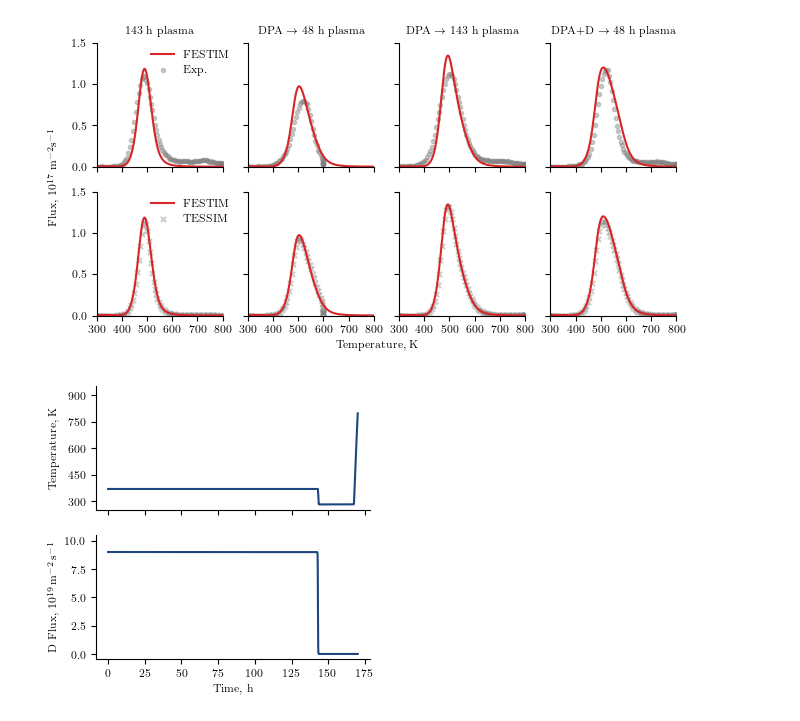
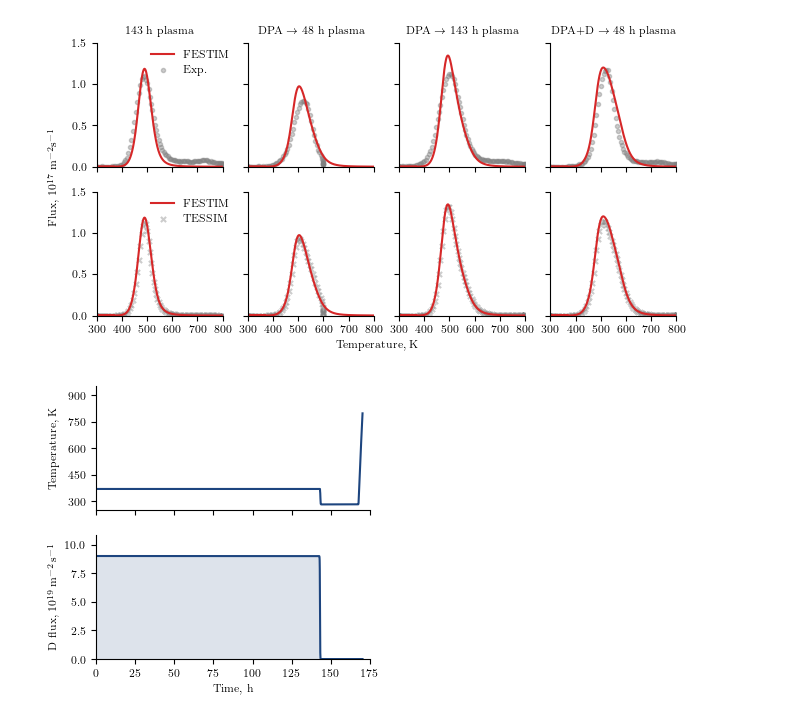
Before and after one commit to KulaginVladimir/FESTIM-SurfaceKinetics-Validation, a Jupyter notebook: D_EUROFER/D_EUROFER.ipynb, the cells around one changed output. Saved outputs shown, nothing was run; the diff lists cells and outputs as text; code cells hidden in the pictures.

Commit message:
upd the second plot

```diff
--- a/D_EUROFER/D_EUROFER.ipynb
+++ b/D_EUROFER/D_EUROFER.ipynb
@@ -692,38 +692,40 @@ def T(t):
                 + 2.00009 * (3015.306852819440 + a5(t))
             )
         )
         + 76.45 * 0.5 * (1 - np.tanh(0.002 * (t - 515800 + (143 * 3600 - t_load))))
     )
 
     T = np.piecewise(t, [t <= t_load, t > t_load], [lambda t: T_load, lambda t: fun(t)])
     return T
 
 
 def Flux(t):
     """This function is defined based on the TESSIM model"""
 
     Flux = Gamma * 0.5 * (1 - 1 * np.tanh(0.002 * (t - t_load)))
     return Flux
 
 
-t = np.linspace(0, t_load + t_storage + t_cool + t_TDS, num=10000)
+t = np.linspace(0, t_load + t_storage + t_cool + t_TDS, num=20000)
 
 axs[0].plot(t / 3600, T(t), color=cmap(0), lw=1.5)
 axs[0].set_ylim(250, 950)
 axs[0].set_yticks([i for i in range(300, 1050, 150)])
 axs[0].set_ylabel("Temperature, K")
 
 axs[1].plot(t / 3600, Flux(t) / 1e19, color=cmap(0), lw=1.5)
-axs[1].set_ylabel("D Flux, $10^{19}$\,\si{m^{-2}.s^{-1}}")
-axs[1].set_xlabel("Time, \si{h}")
-axs[1].set_ylim(top=10.5)
+axs[1].fill_between(
+    t / 3600, Flux(t) / 1e19, np.zeros_like(t), color=cmap(0), lw=0, alpha=0.15
+)
+axs[1].set_ylabel(r"D flux, $10^{19}$\,\si{m^{-2}.s^{-1}}")
+axs[1].set_xlabel(r"Time, \si{h}")
+axs[1].set_ylim(0, 10 + 2.5 / 3)
+axs[1].set_xlim(0, 175)
 
 remove_spines(axs)
 fig.align_ylabels()
 
-"""plt.savefig(
-    "./Temperature_flux_evol.pdf", dpi=1000, bbox_inches="tight", pad_inches=0.01
-)"""
+# plt.savefig("./D_EUROFER_TFlux.pdf", dpi=1000, bbox_inches="tight", pad_inches=0.01)
 plt.show()
 # %% [output]
-[figure, old version]
+[figure, new version]
```
Also changed, not shown: parts of 1 cell of this notebook.
